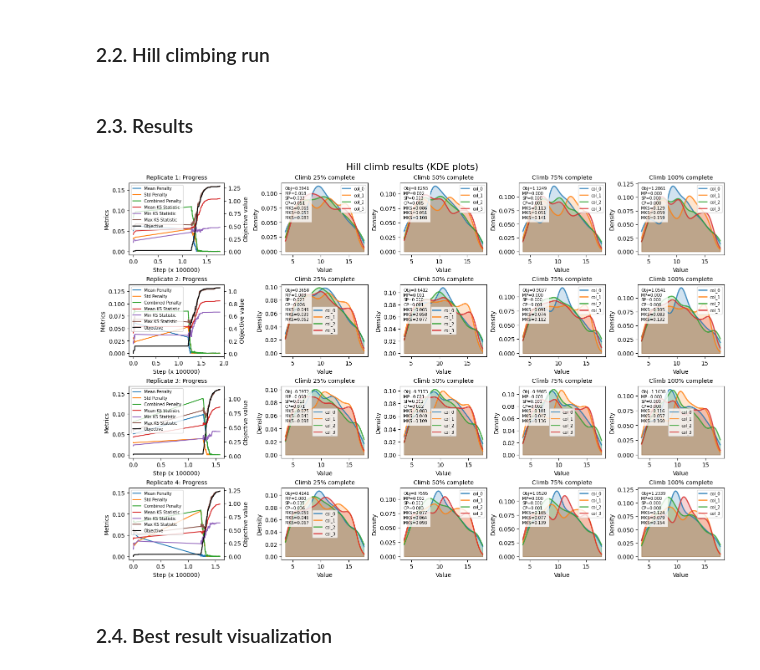
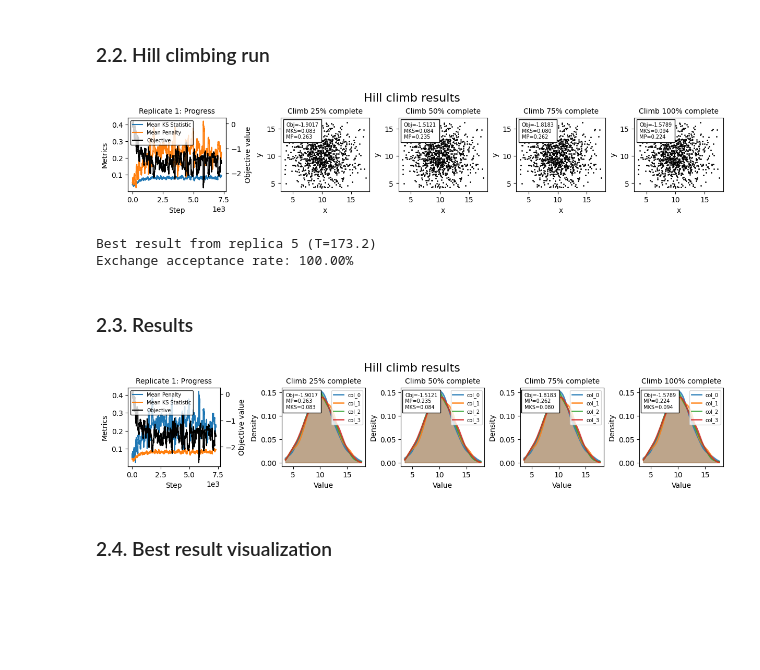
Before and after one commit to gperdrizet/hill_climber, a Jupyter notebook: notebooks/03-mean_std.ipynb, the cells around one changed output. Drawn from its saved outputs; the diff is of its cells as text; code cells hidden in the pictures; blank space fills up the shorter version.

```diff
--- a/notebooks/03-mean_std.ipynb
+++ b/notebooks/03-mean_std.ipynb
@@ -24,16 +24,16 @@ from hill_climber import HillClimber
 n = 1000
 
 # Run duration in minutes
-run_time = 30
+run_time = 10
 
-# Number of replicate climbs for each objective function
-replicates = 4
+# Replica exchange parameters
+n_replicas = 10
+temperature = 100  # T_min for replica exchange
+T_max = 1000       # T_max for replica exchange
 
 # Hill climb parameters
-step_size = 0.05
+step_spread = 1.0
 perturb_fraction = 0.05
-temperature = 1000
-initial_noise = 0.2
 cooling_rate = 0.0001
 # %% [markdown]
 ### 1.3. Input distributions
@@ -190,41 +190,42 @@ def objective_similar_means_stds_diverse_structures(w, x, y, z):
 # %% [markdown]
 ### 2.2. Hill climbing run
 # %%
-# Create HillClimber instance
+# Create HillClimber instance with replica exchange
 climber = HillClimber(
     data=data,
     objective_func=objective_similar_means_stds_diverse_structures,
     max_time=run_time,
-    step_size=step_size,
+    step_spread=step_spread,
     perturb_fraction=perturb_fraction,
     temperature=temperature,
+    T_max=T_max,
     cooling_rate=cooling_rate,
-    mode='maximize'
+    mode='maximize',
+    plot_progress=1,
+    plot_metrics=['Mean KS Statistic', 'Mean Penalty'],
+    n_replicas=n_replicas
 )
 
-# Run parallel optimization
-results = climber.climb_parallel(
-    replicates=replicates,
-    initial_noise=initial_noise
-)
+# Run optimization with replica exchange
+best_data, history_df = climber.climb()
+# %% [output]
+[figure, added]
+Best result from replica 5 (T=173.2)
+Exchange acceptance rate: 100.00%
 # %% [markdown]
 ### 2.3. Results
 # %%
 # Display key metrics using histograms
 climber.plot_results(
-    results,
+    (best_data, history_df),
     plot_type='histogram',
     metrics=[
         'Mean Penalty',
-        'Std Penalty',
-        'Combined Penalty',
         'Mean KS Statistic',
-        'Min KS Statistic',
-        'Max KS Statistic'
     ]
 )
 # %% [output]
-[figure, old version]
+[figure, new version]
 # %% [markdown]
 ### 2.4. Best result visualization
 # %%
```
Also changed, not shown: parts of 9 cells of this notebook, 5 other files.
